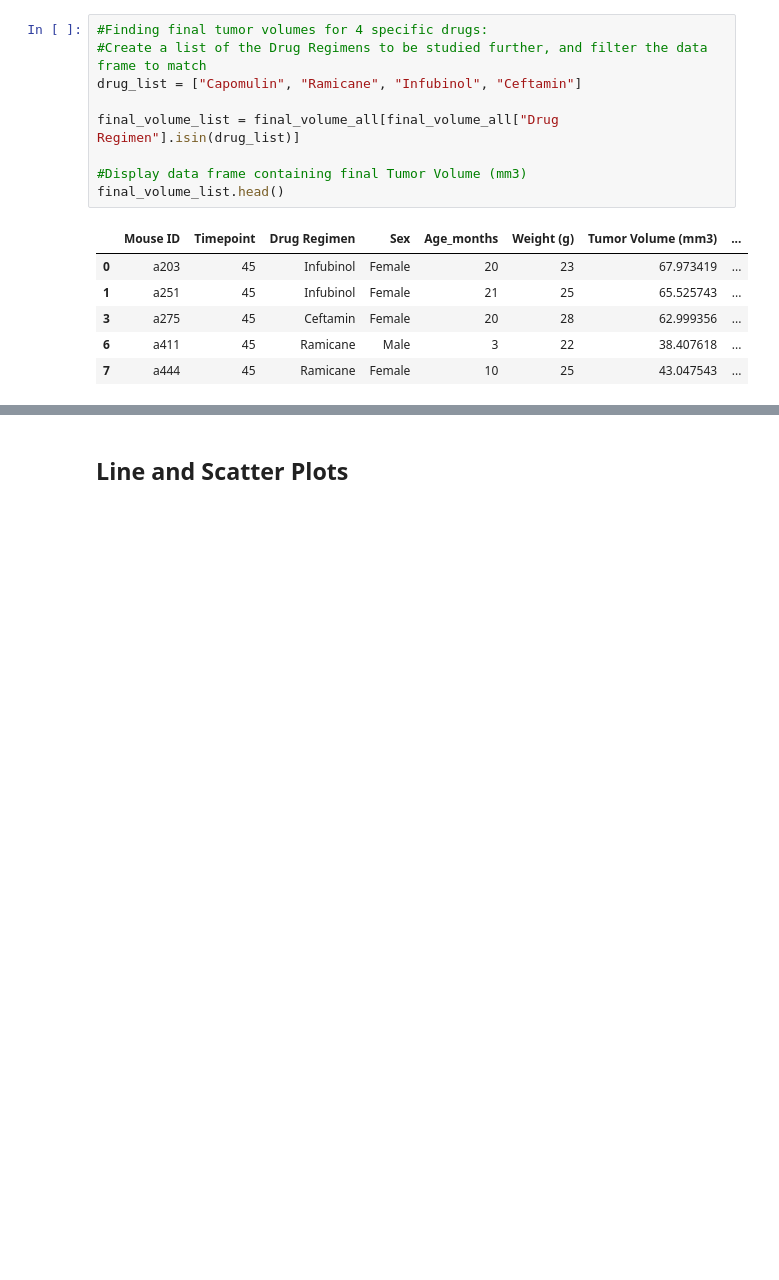
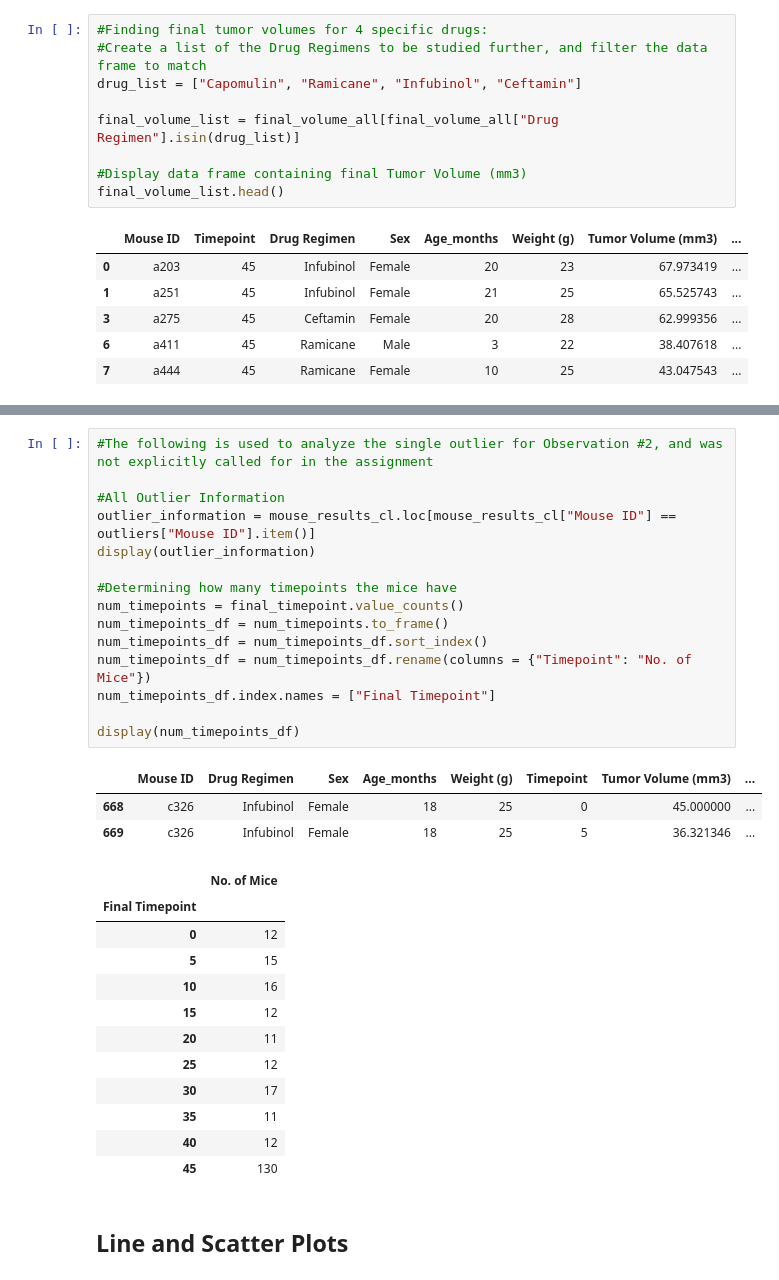
Before and after one commit to emeralddawns/Mouse-Tumor-Analysis, a Jupyter notebook: Pymaceuticals/Pymaceuticals.ipynb, the cells around one changed output, grey strips where cells are left out. Saved outputs shown, nothing was run; the diff lists cells and outputs as text; blank space fills up the shorter version.

```diff
--- a/Pymaceuticals/Pymaceuticals.ipynb
+++ b/Pymaceuticals/Pymaceuticals.ipynb
@@ -298,3 +292,34 @@ The following outlier(s) were present in the data:
+# %%
+#The following is used to analyze the single outlier for Observation #2, and was not explicitly called for in the assignment
+
+#All Outlier Information
+outlier_information = mouse_results_cl.loc[mouse_results_cl["Mouse ID"] == outliers["Mouse ID"].item()]
+display(outlier_information)
+
+#Determining how many timepoints the mice have
+num_timepoints = final_timepoint.value_counts()
+num_timepoints_df = num_timepoints.to_frame()
+num_timepoints_df = num_timepoints_df.sort_index()
+num_timepoints_df = num_timepoints_df.rename(columns = {"Timepoint": "No. of Mice"})
+num_timepoints_df.index.names = ["Final Timepoint"]
+
+display(num_timepoints_df)
+# %% [output]
+|  | Mouse ID | Drug Regimen | Sex | Age_months | Weight (g) | Timepoint | Tumor Volume (mm3) | ... |
+| 668 | c326 | Infubinol | Female | 18 | 25 | 0 | 45.000000 | ... |
+| 669 | c326 | Infubinol | Female | 18 | 25 | 5 | 36.321346 | ... |
+|  | No. of Mice |
+| Final Timepoint |  |
+| 0 | 12 |
+| 5 | 15 |
+| 10 | 16 |
+| 15 | 12 |
+| 20 | 11 |
+| 25 | 12 |
+| 30 | 17 |
+| 35 | 11 |
+| 40 | 12 |
+| 45 | 130 |
 # %% [markdown]
 ## Line and Scatter Plots
 # %%
```
Also changed, not shown: parts of 14 cells of this notebook.
